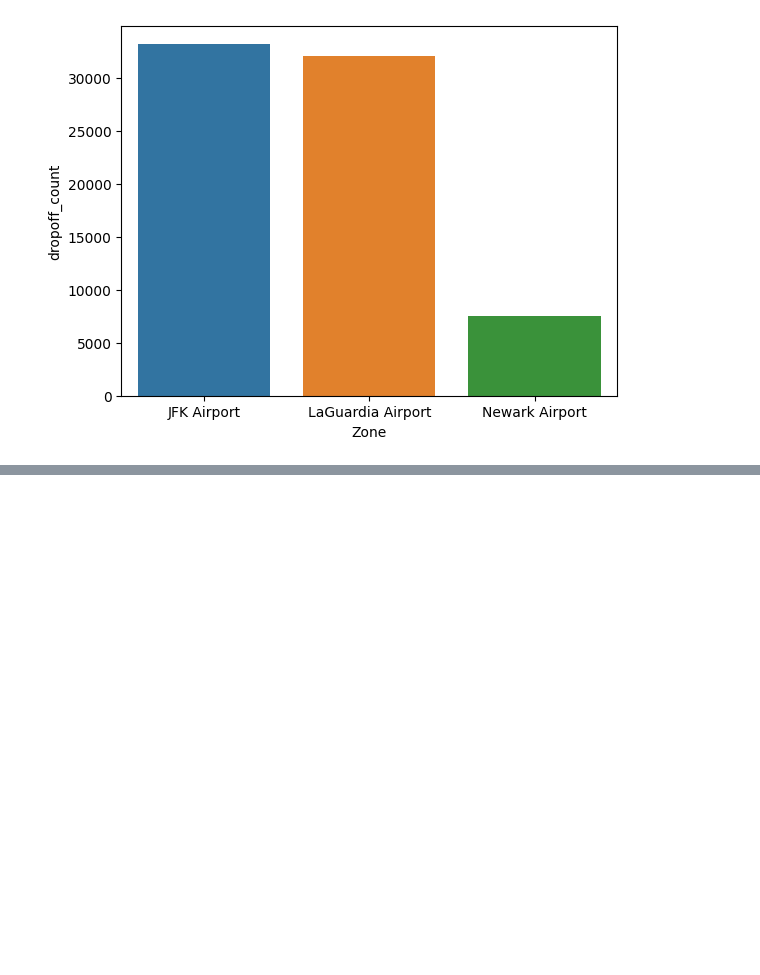
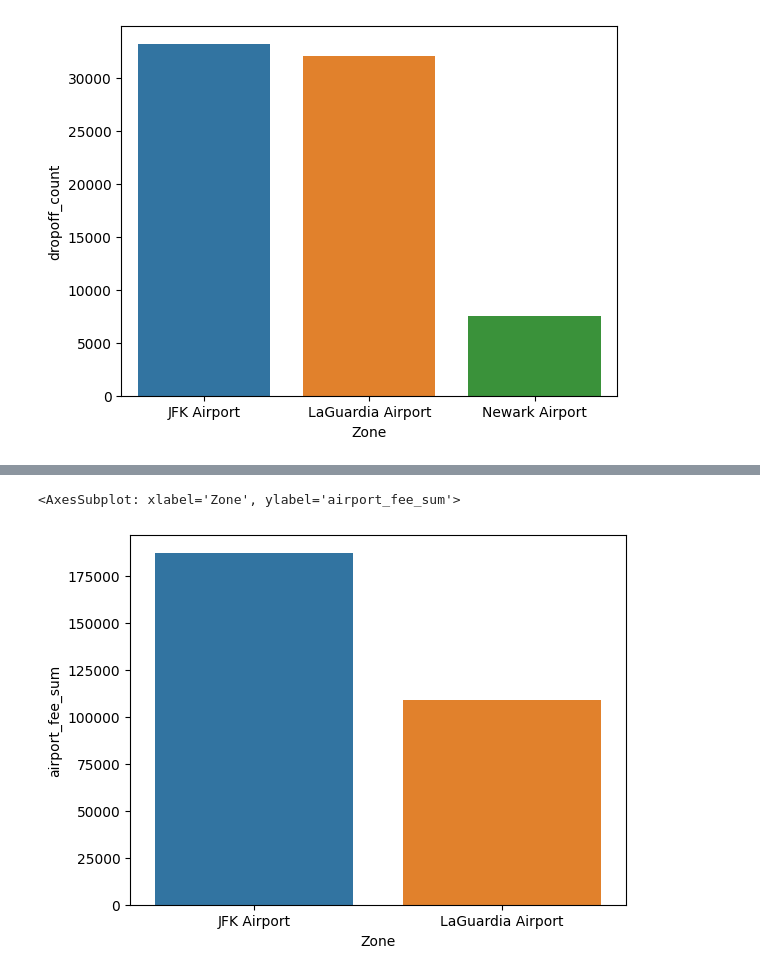
Before and after one commit to samjurassic/datascience-demo, a Jupyter notebook: summer23/DS Skills Lab.ipynb, the cells around one changed output, grey strips where cells are left out. Cells and saved outputs as stored; diff of their text form; code cells hidden in the pictures; blank space fills up the shorter version.

Commit message:
plots to lab answers

```diff
--- a/summer23/DS Skills Lab.ipynb
+++ b/summer23/DS Skills Lab.ipynb
@@ -134,6 +134,13 @@ sns.barplot(result_2, x="Zone", y="dropoff_count")
 [figure]
 # %%
 # - What is the total amount of airport fees collected at each NYC airport? (JFK and LaGuardia)
-trips.query("PULocationID in @airport_list").groupby("PULocationID").agg({"airport_fee": "sum", "PULocationID": "count"})
+result_3 = trips.query("PULocationID in @airport_list").groupby("PULocationID").agg({"airport_fee": "sum", "PULocationID": "count"})
+result_3.columns = ['airport_fee_sum', 'pickup_count']
+result_3.reset_index(inplace=True)
+# %%
+# dropping bad EWR airport row
+result_3.drop(0, axis=0, inplace=True)
+# %%
+result_3 = result_3.merge(taxi_zones, left_on="PULocationID", right_on="LocationID", how="inner")
 # %%
 trips.query("PULocationID == 1 and airport_fee > 0")
@@ -142,3 +152,8 @@ trips.query("trip_distance == 0")
+# %%
+sns.barplot(result_3, x="Zone", y="airport_fee_sum")
+# %% [output]
+<AxesSubplot: xlabel='Zone', ylabel='airport_fee_sum'>
+[figure, added]
 # %%
 # what borough destination had the most tips?
 
```
Also changed, not shown: parts of 9 cells of this notebook.
